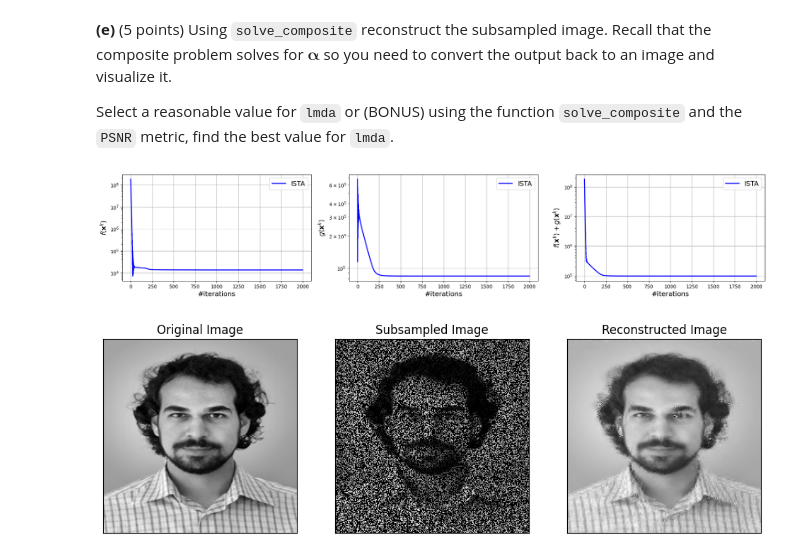
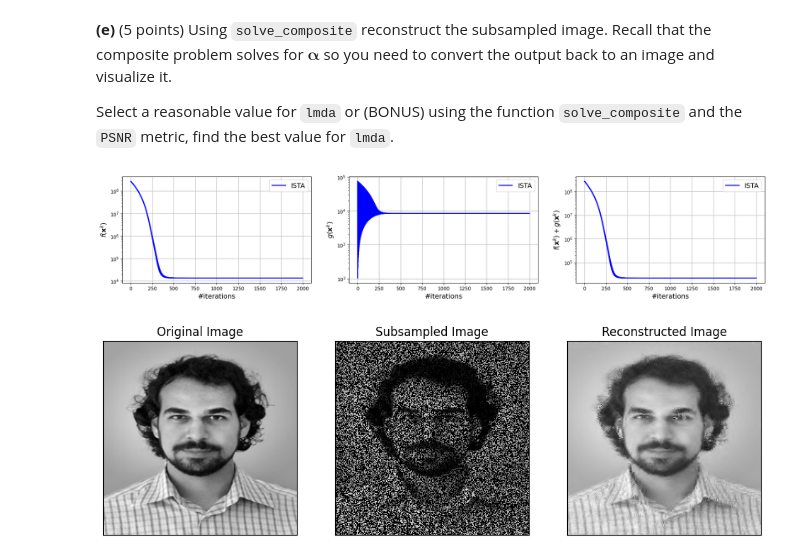
Before and after one commit to FinnWeikert/Math-of-Data-H1, a Jupyter notebook: Part 4 - Proximal methods.ipynb, the cells around one changed output. Saved outputs shown, nothing was run; the diff lists cells and outputs as text; code cells hidden in the pictures.

```diff
--- a/Part 4 - Proximal methods.ipynb
+++ b/Part 4 - Proximal methods.ipynb
@@ -140,9 +140,9 @@ class ISTA_state(OptState):
 def ISTA_update(composite_function, state):
     #FILL
     x_k, alpha_k = state
-    f, _ = composite_function
+    f, g = composite_function
     z = x_k-alpha_k*f.grad(x_k)
-    next_x_k = l1_prox(alpha_k, z)
+    next_x_k = g.prox(alpha_k, z)
 
     return ISTA_state(next_x_k, alpha_k)
 
@@ -150,6 +150,7 @@ def ISTA_initialize(composite_function, x_zero):
     #FILL
     f, g = composite_function
     alpha_k = 2/(f.lips_grad+f.strng_cvx)
+    g.prox = l1_prox
     return ISTA_state(x_zero, alpha_k)
 # %%
 ISTA = OptAlgorithm(name="ISTA", init_state= ISTA_initialize, state_update=ISTA_update)
@@ -179,7 +180,7 @@ def FISTA_update(composite_function, state):
 
     z = y_k-alpha_k*f.grad(y_k)
 
-    next_x_k = l1_prox(alpha_k, z)
+    next_x_k = g.prox(alpha_k, z)
     next_y_k = next_x_k + ((np.sqrt(c_f)-1)/(np.sqrt(c_f)+1))*(next_x_k-x_k)
 
     return FISTA_state(next_x_k, next_y_k, c_f, alpha_k)
@@ -189,6 +190,7 @@ def FISTA_initialize(composite_function, x_zero):
     f, g = composite_function
     c_f = f.lips_grad/f.strng_cvx
     alpha_k = 1/f.lips_grad
+    g.prox = l1_prox
     return FISTA_state(x_zero, x_zero, c_f, alpha_k)
 # %%
 FISTA = OptAlgorithm(name="FISTA", init_state= FISTA_initialize, state_update=FISTA_update)
@@ -244,7 +246,7 @@ b = P(x)#FILL
 # %% [markdown]
 __(b)__ (1 point) Now define the function `f_l1` as described earlier in the problem text.
 # %%
-mu = 1e-1 # Desired strong convexity of f
+mu = 1e-4 # Desired strong convexity of f
 def f_l1(alpha):
     #FILL
     return 1/2*np.linalg.norm(b-P(W_T(alpha)))**2
@@ -290,11 +292,11 @@ __(e)__ (5 points) Using `solve_composite` reconstruct the subsampled image. Rec
 
 Select a reasonable value for `lmda` or (BONUS) using the function `solve_composite` and the `PSNR` metric, find the best value for `lmda`.
 # %%
-output = solve_composite(list_of_methods[1], composite_objective, lmda=0.1, max_iterations=2000)
+output = solve_composite(list_of_methods[1], composite_objective, lmda=0.01, max_iterations=2000)
 flat_image_out = W_T(output)
 image_out = flat_image_out.reshape(image.shape)
 # %% [output]
-[figure, old version]
+[figure, new version]
 # %%
 show(true = image, subsampled=subsampled, estimated=image_out)
 # %% [output]
```
Also changed, not shown: 2 other files.
